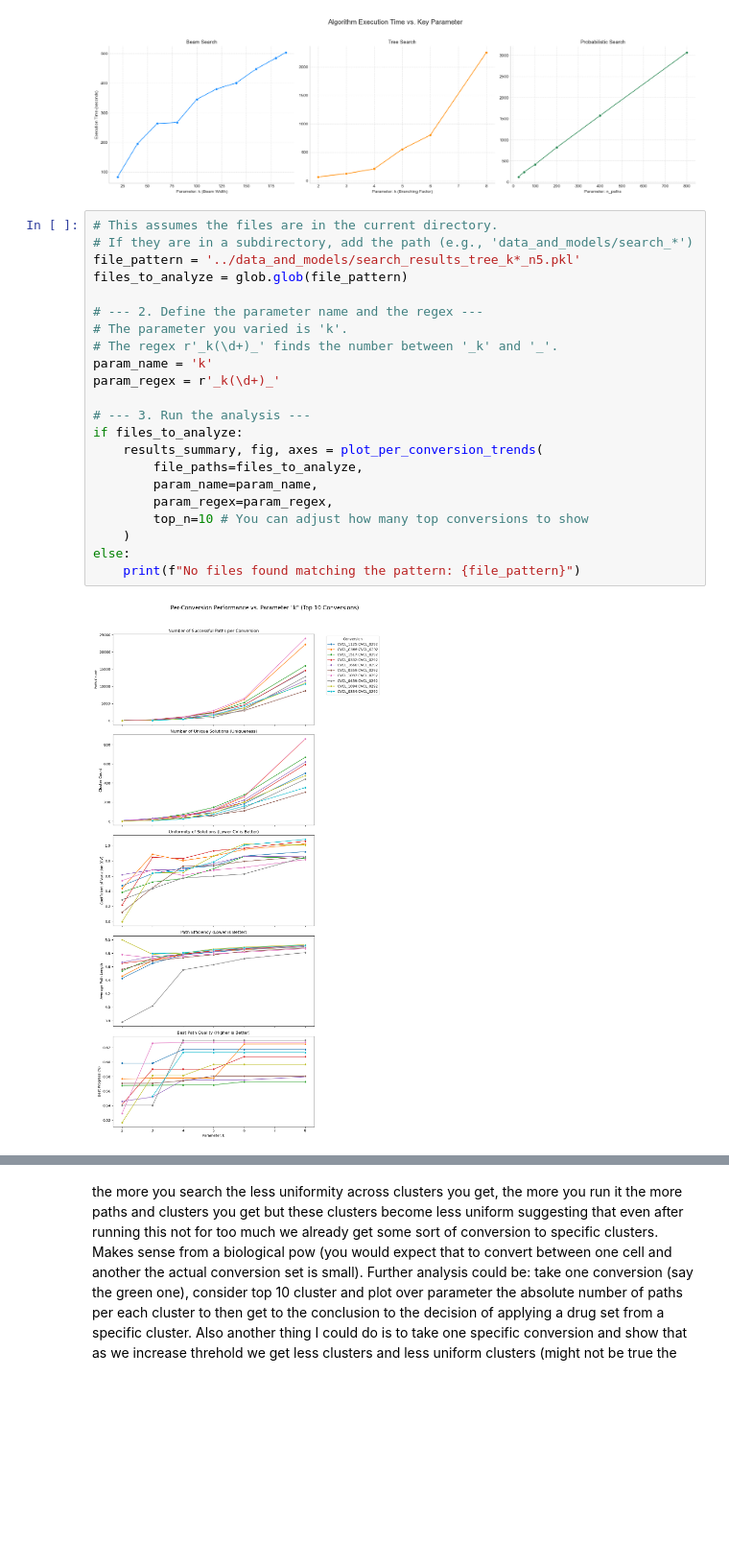
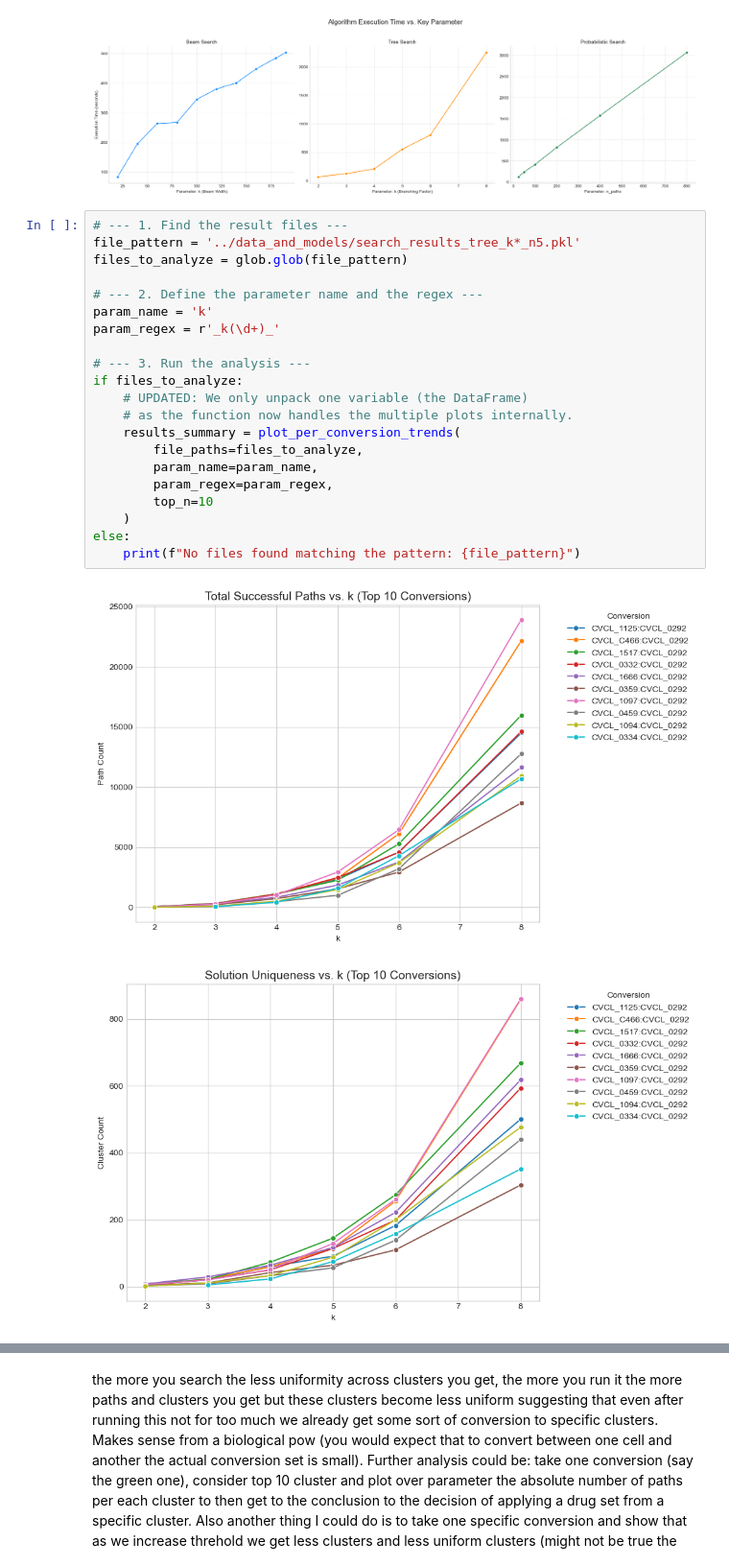
Before and after one commit to jbezney61/RL_single_cell, a Jupyter notebook: analysis/successful_paths_analytics.ipynb, the cells around one changed output, grey strips where cells are left out. Shown at 96% size. Drawn from its saved outputs; the diff is of its cells as text; blank space fills up the shorter version.

```diff
--- a/analysis/successful_paths_analytics.ipynb
+++ b/analysis/successful_paths_analytics.ipynb
@@ -143,26 +143,26 @@ plt.show()
 # %% [output]
 [figure]
 # %%
-# This assumes the files are in the current directory.
-# If they are in a subdirectory, add the path (e.g., 'data_and_models/search_*')
+# --- 1. Find the result files ---
 file_pattern = '../data_and_models/search_results_tree_k*_n5.pkl'
 files_to_analyze = glob.glob(file_pattern)
 
 # --- 2. Define the parameter name and the regex ---
-# The parameter you varied is 'k'.
-# The regex r'_k(\d+)_' finds the number between '_k' and '_'.
 param_name = 'k'
 param_regex = r'_k(\d+)_'
 
 # --- 3. Run the analysis ---
 if files_to_analyze:
-    results_summary, fig, axes = plot_per_conversion_trends(
+    # UPDATED: We only unpack one variable (the DataFrame)
+    # as the function now handles the multiple plots internally.
+    results_summary = plot_per_conversion_trends(
         file_paths=files_to_analyze,
         param_name=param_name,
         param_regex=param_regex,
-        top_n=10 # You can adjust how many top conversions to show
+        top_n=10
     )
 else:
     print(f"No files found matching the pattern: {file_pattern}")
 # %% [output]
-[figure, old version]
+[figure, new version]
+[figure, added]
```
Also changed, not shown: parts of 7 cells of this notebook, 26 other files.
